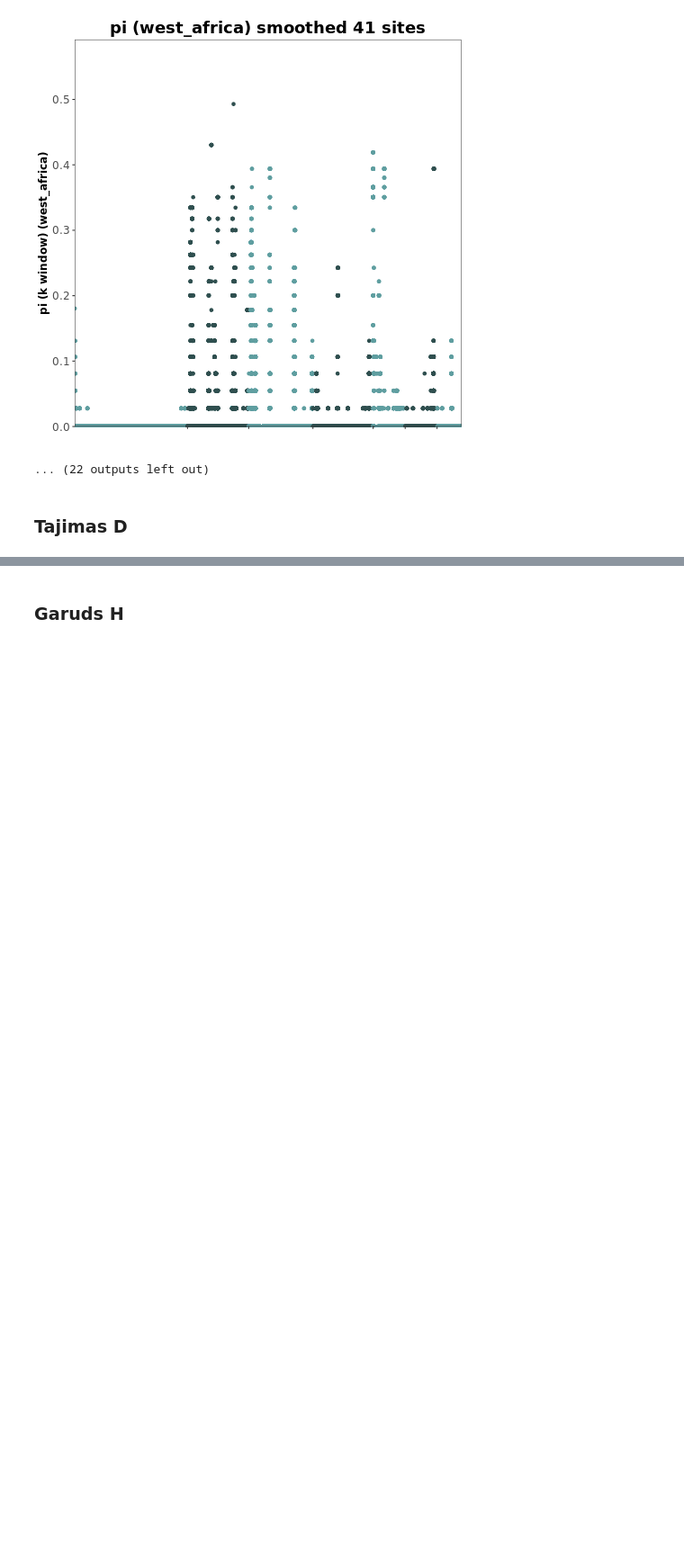
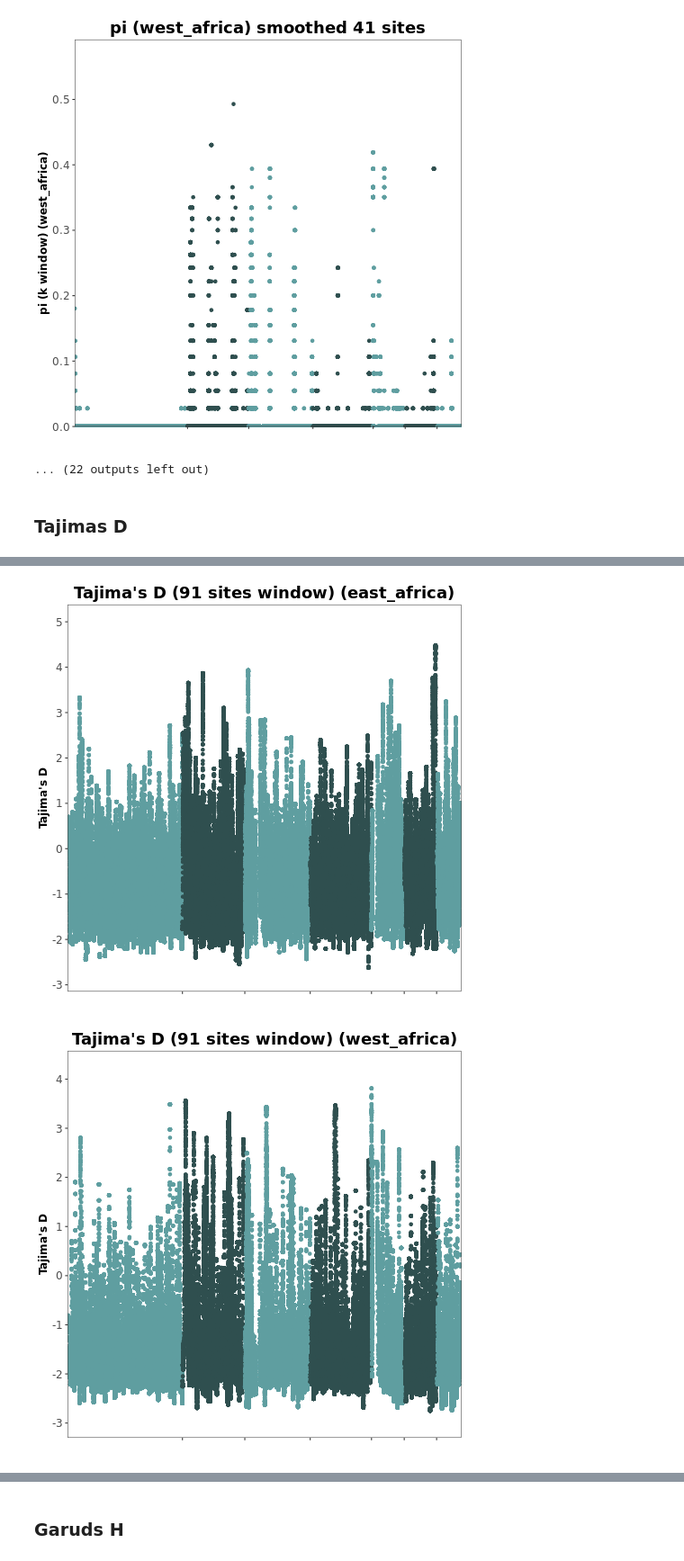
Before and after one commit to nealplatt/sch_man_nwinvasion, a Jupyter notebook: notebooks/selection.ipynb, the cells around one changed output, grey strips where cells are left out. Shown at 90% size. Cells and saved outputs as stored; diff of their text form; code cells hidden in the pictures; blank space fills up the shorter version.

Commit message:
major updates to all selection figures

```diff
--- a/notebooks/selection.ipynb
+++ b/notebooks/selection.ipynb
@@ -487,7 +544,7 @@ for(k in seq(11, 111, 10)){
         in_file  <- paste("results/pi_per_site/",  POP, "_site_pi.csv",  sep="")
 
         pi_table <- read.table(in_file, header=TRUE, sep=",")
-        pop_smoothed_pis = c()
+        pop_smoothed_pis <- c()
 
         #seperate out chromosomes
 
@@ -541,7 +598,7 @@ for(k in seq(11, 111, 10)){
         p <- p + scale_x_continuous(name   = "",
                                     breaks = cumul_starts,
                                     expand = c(0,0))
-        p <- p + scale_y_continuous(name   = paste("pi (k window) (", POP, ")", sep=""),
+        p <- p + scale_y_continuous(name   = paste("Pi"),
                                     expand = c(0,0),
                                     limits = c(0,max(pi_table$smoothed_pi) * 1.2),
                                     #breaks = c(-0.2, 0, 0.2, 0.4, 0.6, 0.8)
@@ -627,7 +684,8 @@ for sample in population_assignments:
         list_file.write(sample + "\n")
 # %%
 #window_size
-for k in range(11, 111, 10):
+#for k in range(11, 111, 10):
+for k in [91]:
 
     for population in ["new_world", "east_africa", "west_africa"]:
 
@@ -658,29 +716,39 @@ for k in range(11, 111, 10):
 # %%
 %%R
 
-for(k in seq(11, 111, 10)){
+smoothed_k<-41
+# for(k in seq(11, 111, 10)){
+for(k in c(91)){
 
     #smooth the tajimasd for each chromosome and output a single smoothed file
     for (POP in c("east_africa", "west_africa", "new_world")) {
 
-        #make output file name
-        out_file <- paste("results/tajimas_d/",  POP, "_tajimas_d_k", k, "snp_window.csv",  sep="")
+        #make input and output file names
         in_file  <- paste("results/tajimas_d/",  POP, "_tajimas_d_k", k, "snp_window.csv",  sep="")
 
+        out <- paste("results/tajimas_d/",  POP, "_tajimas_d_k", k, "snp_window_smoothed", smoothed_k,  sep="")
+        out_csv <- paste(out, ".csv", sep="")
+        out_png <- paste(out, ".png", sep="")
+        out_svg <- paste(out, ".svg", sep="")
+
+
         td_table <- read.table(in_file, header=TRUE, sep=",")
-        pop_smoothed_td = c()
+
+        #get only complete cases
+        td_table <-td_table[complete.cases(td_table), ]
+
+        pop_smoothed_tds <- c()
 
         #seperate out chromosomes
-
         for ( CHROM in c("SM_V7_1", "SM_V7_2", "SM_V7_3", "SM_V7_4", "SM_V7_5", "SM_V7_6", "SM_V7_7") ){
-            chr_start <- starts[[CHROM]] + 1
-            chr_stop  <- stops[[CHROM]]  + 1
+            chr_start <- min(which(td_table$chrom == CHROM))
+            chr_stop  <- max(which(td_table$chrom == CHROM))
 
             #get chr td
             chr_td <- td_table$tajimasd[chr_start:chr_stop]
 
             #smooth
-            smoothed_chr_td<-runmed(chr_td, 3, endrule="median")
+            smoothed_chr_td<-runmed(chr_td, smoothed_k, endrule="median")
 
             #add to list
             pop_smoothed_tds <- c(pop_smoothed_tds, smoothed_chr_td)
@@ -688,9 +756,9 @@ for(k in seq(11, 111, 10)){
         }
 
         #save to file
-        td_table$smoothed_td <- pop_smoothed_td
+        td_table$smoothed_td <- pop_smoothed_tds
         write.csv(td_table,
-                  out_file,
+                  out_csv,
                   row.names = FALSE)
 
         #plot----------------------------------------------------------------------------
@@ -706,27 +774,27 @@ for(k in seq(11, 111, 10)){
         #plot data
         p <- p + geom_point(alpha = 1)
 
+#     # #===================================================================================
+#     #     # #add horizontal line at 99.5th Zscore and 2
+#         p <- p + geom_hline(yintercept = 3,
+#                         linetype   = "dashed",
+#                         color      = "red")
+#     #     p <- p + geom_hline(yintercept = -2,
+#     #                     linetype   = "dashed",
+#     #                     color      = "red")
+#     #     p <- p + geom_hline(yintercept = quantile(abs(ihs_df$normIHS), 0.995, na.rm=TRUE),
+#     #                     linetype   = "dashed",
+#     #                     color      = "green")
 
-    # #===================================================================================
-    #     # #add horizontal line at 99.5th Zscore and 2
-    #     p <- p + geom_hline(yintercept = 2,
-    #                     linetype   = "dashed",
-    #                     color      = "red")
-    #     p <- p + geom_hline(yintercept = -2,
-    #                     linetype   = "dashed",
-    #                     color      = "red")
-    #     p <- p + geom_hline(yintercept = quantile(abs(ihs_df$normIHS), 0.995, na.rm=TRUE),
-    #                     linetype   = "dashed",
-    #                     color      = "green")
         #modify x and y axis
         p <- p + scale_x_continuous(name   = "",
                                     breaks = cumul_starts,
                                     expand = c(0,0))
-        p <- p + scale_y_continuous(name   = paste("Tajima's D"),
+        p <- p + scale_y_continuous(name   = "Tajima's D",
                                     expand = c(0,0),
-                                    limits = c(min(td_table$smoothed_td) * 1.2),
+                                    limits = c(min(td_table$smoothed_td) * 1.2,
                                                max(td_table$smoothed_td) * 1.2),
-                                    #breaks = c(-0.2, 0, 0.2, 0.4, 0.6, 0.8)
+                                    breaks = seq(-10,10,1)
                                    )
 
         # #change theme
@@ -754,14 +822,11 @@ for(k in seq(11, 111, 10)){
 
 
         #save the figure
-        svg_img <- paste("results/tajimas_d/", POP, "_td_smoothed_", k, "_snps.svg", sep="")
-        png_img <- paste("results/tajimas_d/", POP, "_td_smoothed_", k, "_snps.png", sep="")
-        ggsave(png_img, plot = p, dpi = 600)
-        ggsave(svg_img, plot = p)
+        ggsave(out_png, plot = p, dpi = 600)
+        ggsave(out_svg, plot = p)
 
-        #===================================================================================
         #print to NB
         print(p)
-
     }
 }
+# %% [output]
@@ -767,0 +844,2 @@ for(k in seq(11, 111, 10)){
+[figure, added]
+[figure, added]
```
Also changed, not shown: parts of 19 cells of this notebook.
